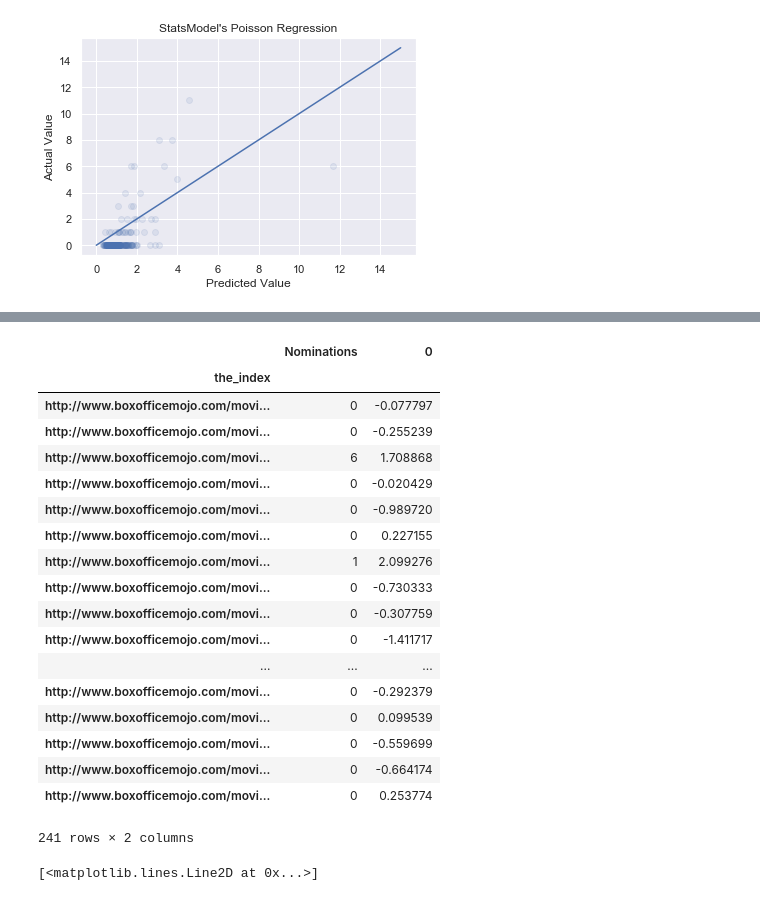
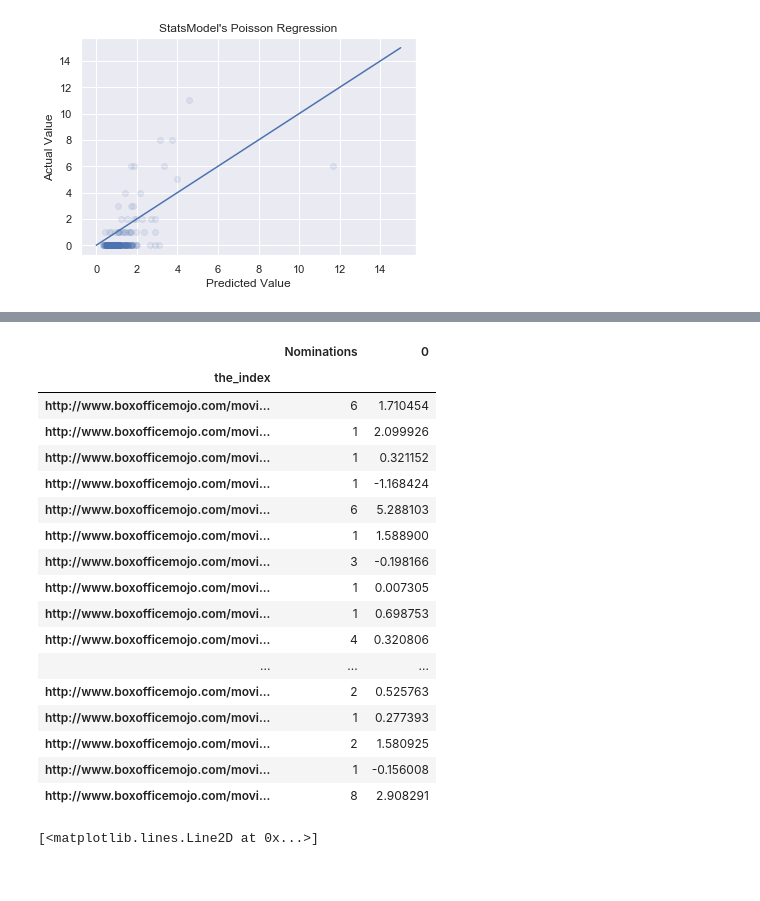
Before and after one commit to kaszklar/Predicting_Oscar_Nods, a Jupyter notebook: poisson.ipynb, the cells around one changed output, grey strips where cells are left out. Cells and saved outputs as stored; diff of their text form; code cells hidden in the pictures.

```diff
--- a/poisson.ipynb
+++ b/poisson.ipynb
@@ -977,28 +989,27 @@ Warnings:
 preds=results.predict(X_test)
 predicts=pd.DataFrame(preds).set_index(y_test.index)
 ols_preds=y_test.join(predicts)
-# %%
-ols_preds
-# %% [output]
-|  | Nominations | 0 |
-| the_index |  |  |
-| http://www.boxofficemojo.com/movi... | 0 | -0.077797 |
-| http://www.boxofficemojo.com/movi... | 0 | -0.255239 |
-| http://www.boxofficemojo.com/movi... | 6 | 1.708868 |
-| http://www.boxofficemojo.com/movi... | 0 | -0.020429 |
-| http://www.boxofficemojo.com/movi... | 0 | -0.989720 |
-| http://www.boxofficemojo.com/movi... | 0 | 0.227155 |
-| http://www.boxofficemojo.com/movi... | 1 | 2.099276 |
-| http://www.boxofficemojo.com/movi... | 0 | -0.730333 |
-| http://www.boxofficemojo.com/movi... | 0 | -0.307759 |
-| http://www.boxofficemojo.com/movi... | 0 | -1.411717 |
-| ... | ... | ... |
-| http://www.boxofficemojo.com/movi... | 0 | -0.292379 |
-| http://www.boxofficemojo.com/movi... | 0 | 0.099539 |
-| http://www.boxofficemojo.com/movi... | 0 | -0.559699 |
-| http://www.boxofficemojo.com/movi... | 0 | -0.664174 |
-| http://www.boxofficemojo.com/movi... | 0 | 0.253774 |
-241 rows × 2 columns
+# %%
+ols_preds[ols_preds['Nominations']>0]
+# %% [output]
+|  | Nominations | 0 |
+| the_index |  |  |
+| http://www.boxofficemojo.com/movi... | 6 | 1.710454 |
+| http://www.boxofficemojo.com/movi... | 1 | 2.099926 |
+| http://www.boxofficemojo.com/movi... | 1 | 0.321152 |
+| http://www.boxofficemojo.com/movi... | 1 | -1.168424 |
+| http://www.boxofficemojo.com/movi... | 6 | 5.288103 |
+| http://www.boxofficemojo.com/movi... | 1 | 1.588900 |
+| http://www.boxofficemojo.com/movi... | 3 | -0.198166 |
+| http://www.boxofficemojo.com/movi... | 1 | 0.007305 |
+| http://www.boxofficemojo.com/movi... | 1 | 0.698753 |
+| http://www.boxofficemojo.com/movi... | 4 | 0.320806 |
+| ... | ... | ... |
+| http://www.boxofficemojo.com/movi... | 2 | 0.525763 |
+| http://www.boxofficemojo.com/movi... | 1 | 0.277393 |
+| http://www.boxofficemojo.com/movi... | 2 | 1.580925 |
+| http://www.boxofficemojo.com/movi... | 1 | -0.156008 |
+| http://www.boxofficemojo.com/movi... | 8 | 2.908291 |
 # %%
 plt.scatter(ols_preds[0],ols_preds['Nominations'],alpha=.1)
 plt.xlabel('Predicted Value')
```
Also changed, not shown: parts of 21 cells of this notebook, 1 other file.
